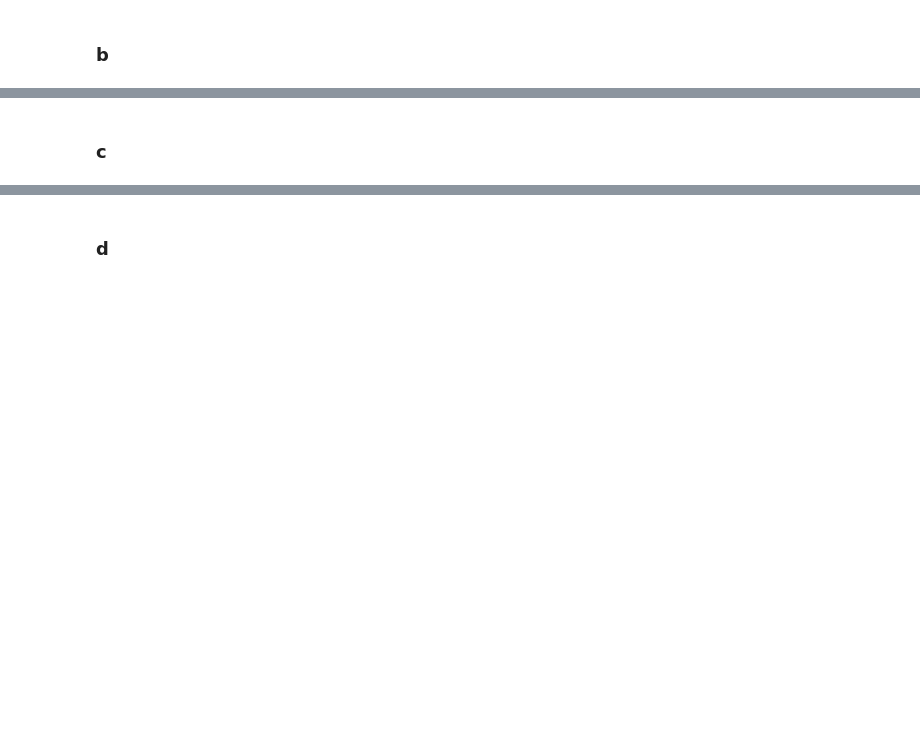
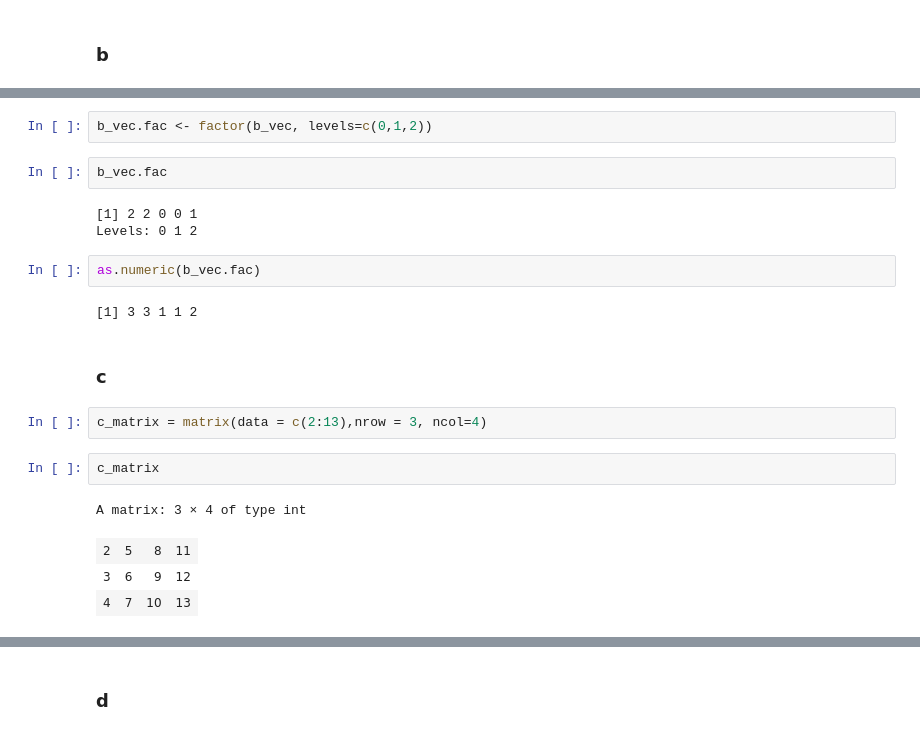
Before and after one commit to j-buss/The_Book_of_R, a Jupyter notebook: Chapter_06/Chapter 6.ipynb, the cells around one changed output, grey strips where cells are left out. Cells and saved outputs as stored; diff of their text form; blank space fills up the shorter version.

```diff
--- a/Chapter_06/Chapter 6.ipynb
+++ b/Chapter_06/Chapter 6.ipynb
@@ -116,2 +196,22 @@ $beta
+# %%
+b_vec.fac <- factor(b_vec, levels=c(0,1,2))
+# %%
+b_vec.fac
+# %% [output]
+[1] 2 2 0 0 1
+Levels: 0 1 2
+# %%
+as.numeric(b_vec.fac)
+# %% [output]
+[1] 3 3 1 1 2
 # %% [markdown]
 ### c
+# %%
+c_matrix = matrix(data = c(2:13),nrow = 3, ncol=4)
+# %%
+c_matrix
+# %% [output]
+A matrix: 3 × 4 of type int
+| 2 | 5 | 8 | 11 |
+| 3 | 6 | 9 | 12 |
+| 4 | 7 | 10 | 13 |
```
Also changed, not shown: parts of 19 cells of this notebook.
